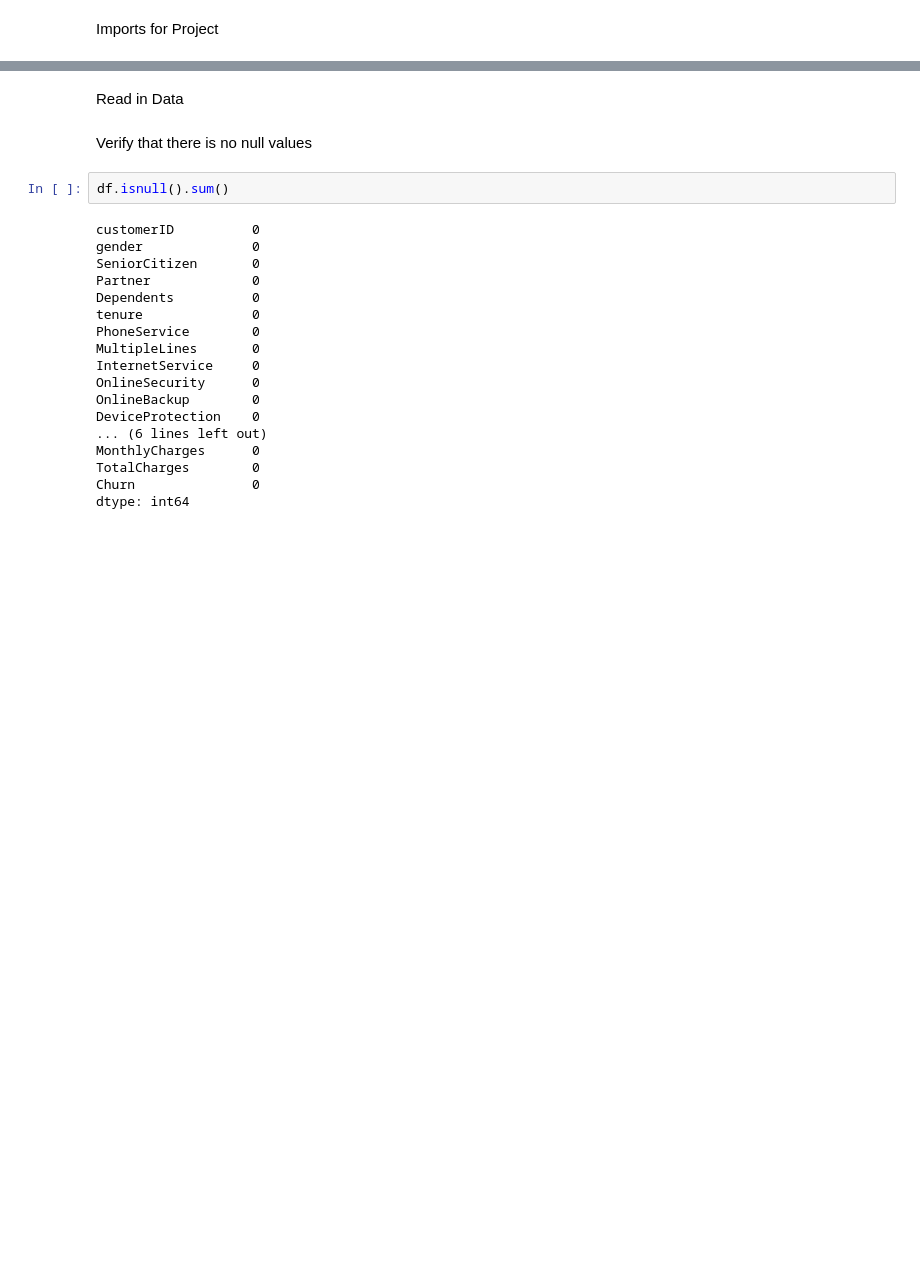
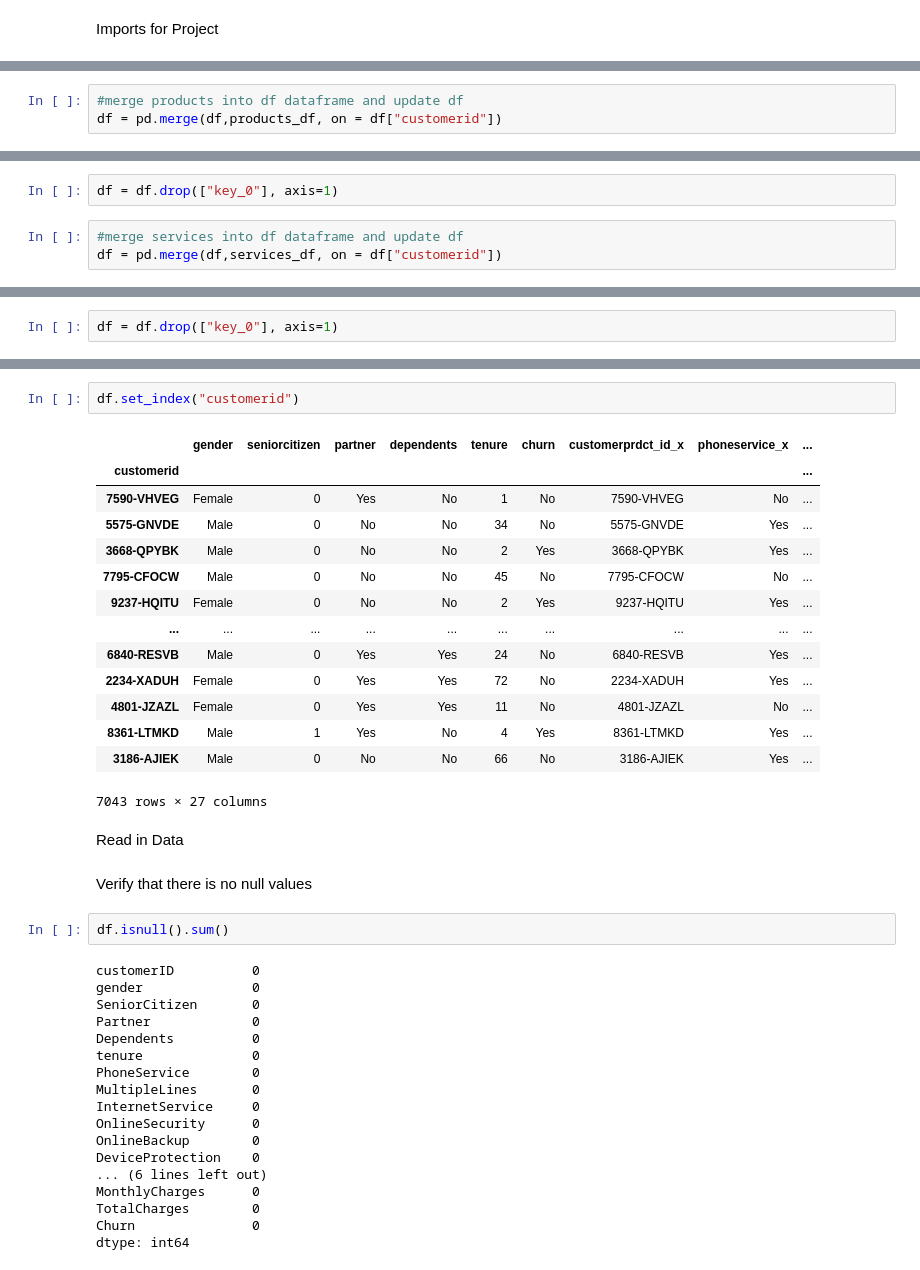
Before and after one commit to UCF-Data-Analytics-Group-Project/Final_Project, a Jupyter notebook: Churn_Prediction.ipynb, the cells around one changed output, grey strips where cells are left out. Saved outputs shown, nothing was run; the diff lists cells and outputs as text; blank space fills up the shorter version.

```diff
--- a/Churn_Prediction.ipynb
+++ b/Churn_Prediction.ipynb
@@ -74,0 +118,3 @@ print (df)
+# %%
+#merge products into df dataframe and update df
+df = pd.merge(df,products_df, on = df["customerid"])
@@ -74,0 +131,5 @@ print (df)
+# %%
+df = df.drop(["key_0"], axis=1)
+# %%
+#merge services into df dataframe and update df
+df = pd.merge(df,services_df, on = df["customerid"])
@@ -74,0 +146,2 @@ print (df)
+# %%
+df = df.drop(["key_0"], axis=1)
@@ -75,3 +158,20 @@ print (df)
+# %%
+df.set_index("customerid")
+# %% [output]
+|  | gender | seniorcitizen | partner | dependents | tenure | churn | customerprdct_id_x | phoneservice_x | ... |
+| customerid |  |  |  |  |  |  |  |  | ... |
+| 7590-VHVEG | Female | 0 | Yes | No | 1 | No | 7590-VHVEG | No | ... |
+| 5575-GNVDE | Male | 0 | No | No | 34 | No | 5575-GNVDE | Yes | ... |
+| 3668-QPYBK | Male | 0 | No | No | 2 | Yes | 3668-QPYBK | Yes | ... |
+| 7795-CFOCW | Male | 0 | No | No | 45 | No | 7795-CFOCW | No | ... |
+| 9237-HQITU | Female | 0 | No | No | 2 | Yes | 9237-HQITU | Yes | ... |
+| ... | ... | ... | ... | ... | ... | ... | ... | ... | ... |
+| 6840-RESVB | Male | 0 | Yes | Yes | 24 | No | 6840-RESVB | Yes | ... |
+| 2234-XADUH | Female | 0 | Yes | Yes | 72 | No | 2234-XADUH | Yes | ... |
+| 4801-JZAZL | Female | 0 | Yes | Yes | 11 | No | 4801-JZAZL | No | ... |
+| 8361-LTMKD | Male | 1 | Yes | No | 4 | Yes | 8361-LTMKD | Yes | ... |
+| 3186-AJIEK | Male | 0 | No | No | 66 | No | 3186-AJIEK | Yes | ... |
+7043 rows × 27 columns
 # %% [markdown]
 Read in Data
 # %% [markdown]
```
Also changed, not shown: parts of 19 cells of this notebook, 2 other files.
